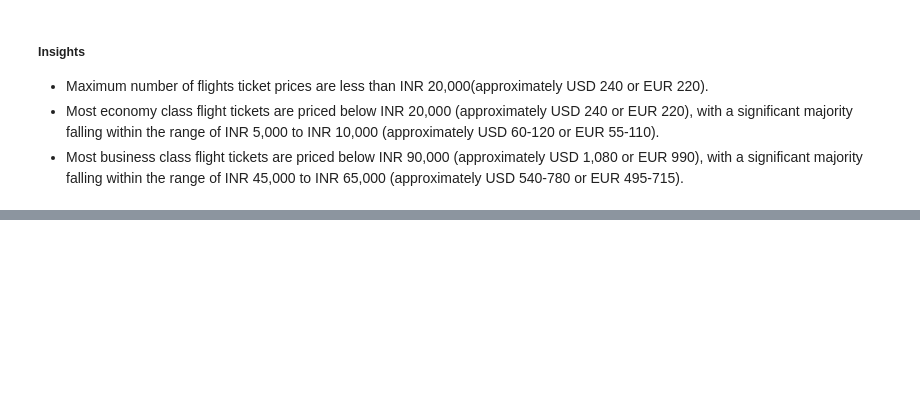
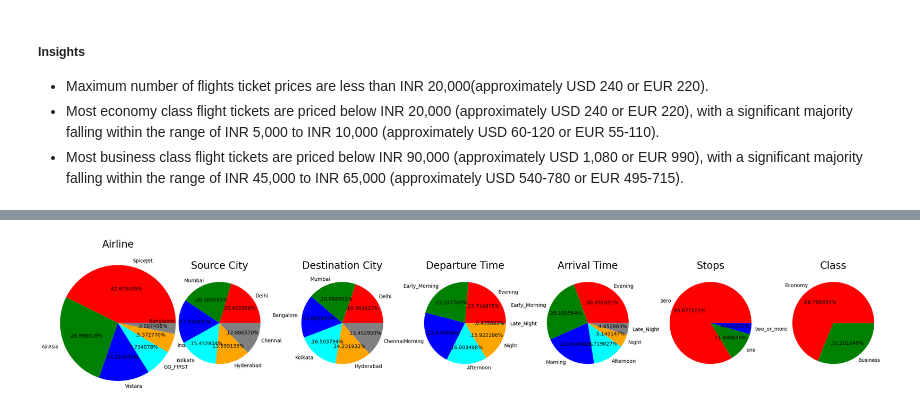
Before and after one commit to Prathamesh3100/Airline_Prices_Analysis_-_Prediction, a Jupyter notebook: notebook/EDA Airline Prices.ipynb, the cells around one changed output, grey strips where cells are left out. Saved outputs shown, nothing was run; the diff lists cells and outputs as text; code cells hidden in the pictures; blank space fills up the shorter version.

```diff
--- a/notebook/EDA Airline Prices.ipynb
+++ b/notebook/EDA Airline Prices.ipynb
@@ -284,0 +330,82 @@ plt.show()
+# %%
+plt.rcParams['figure.figsize'] = (30, 12)
+
+plt.subplot(1, 5, 1)
+size = df['airline'].value_counts()
+labels = 'SpiceJet', 'AirAsia', 'Vistara', 'GO_FIRST', 'Indigo', 'Air_India'
+color = ['red', 'green', 'blue', 'cyan','orange','grey']
+
+
+plt.pie(size, colors = color, labels = labels,autopct = '.%2f%%')
+plt.title('Airline', fontsize = 20)
+plt.axis('off')
+
+
+
+plt.subplot(1, 7, 2)
+size = df['source_city'].value_counts()
+labels = 'Delhi', 'Mumbai', 'Bangalore', 'Kolkata', 'Hyderabad', 'Chennai'
+color = ['red', 'green', 'blue', 'cyan','orange','grey']
+
+plt.pie(size, colors = color,labels = labels,autopct = '.%2f%%')
+plt.title('Source City', fontsize = 20)
+plt.axis('off')
+
+
+plt.subplot(1, 7, 3)
+size = df['destination_city'].value_counts()
+labels = 'Delhi', 'Mumbai', 'Bangalore', 'Kolkata', 'Hyderabad', 'Chennai'
+color = ['red', 'green', 'blue', 'cyan','orange','grey']
+
+plt.pie(size, colors = color,labels = labels,autopct = '.%2f%%')
+plt.title('Destination City', fontsize = 20)
+plt.axis('off')
+
+
+plt.subplot(1, 7, 4)
+size = df['departure_time'].value_counts()
+labels = 'Evening', 'Early_Morning', 'Morning', 'Afternoon', 'Night', 'Late_Night'
+color = ['red', 'green', 'blue', 'cyan','orange','grey']
+
+plt.pie(size, colors = color,labels = labels,autopct = '.%2f%%')
+plt.title('Departure Time', fontsize = 20)
+plt.axis('off')
+
+
+plt.subplot(1, 7, 5)
+size = df['arrival_time'].value_counts()
+labels = 'Evening', 'Early_Morning', 'Morning', 'Afternoon', 'Night', 'Late_Night'
+color = ['red', 'green', 'blue', 'cyan','orange','grey']
+
+plt.pie(size, colors = color,labels = labels,autopct = '.%2f%%')
+plt.title('Arrival Time', fontsize = 20)
+plt.axis('off')
+
+
+plt.subplot(1, 7, 6)
+size = df['stops'].value_counts()
+labels = 'zero', 'one', 'two_or_more'
+color = ['red', 'green', 'blue']
+
+plt.pie(size, colors = color,labels = labels,autopct = '.%2f%%')
+plt.title('Stops', fontsize = 20)
+plt.axis('off')
+
+
+plt.subplot(1, 7, 7)
+size = df['class'].value_counts()
+labels = 'Economy','Business'
+color = ['red','green']
+
+plt.pie(size, colors = color,labels = labels,autopct = '.%2f%%')
+plt.title('Class', fontsize = 20)
+plt.axis('off')
+
+
+
+plt.tight_layout()
+plt.grid()
+
+plt.show()
+# %% [output]
+[figure, added]
```
Also changed, not shown: parts of 9 cells of this notebook.
